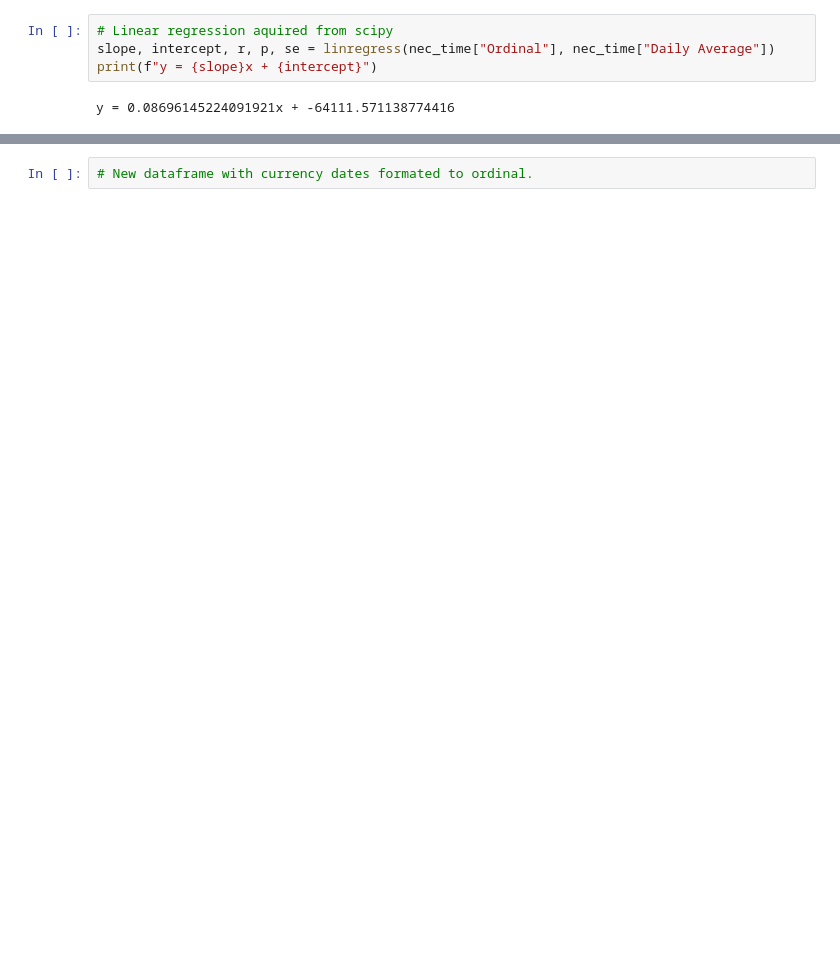
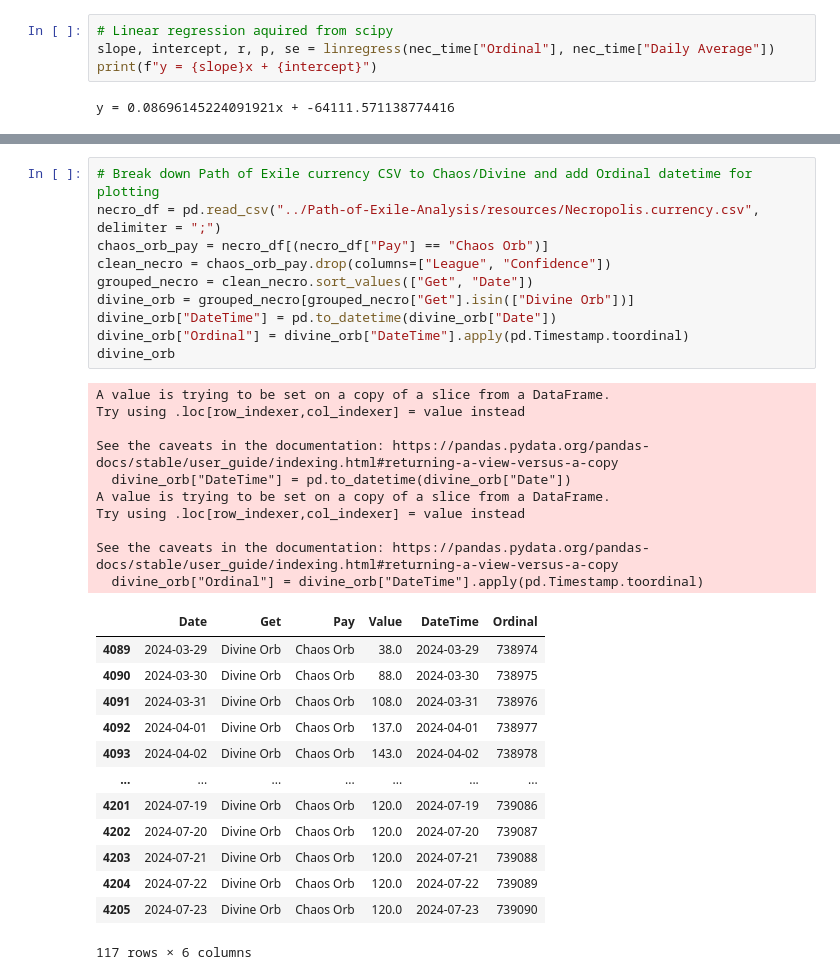
Before and after one commit to Brendan838/Path-of-Exile-Analysis, a Jupyter notebook: StockAPI.ipynb, the cells around one changed output, grey strips where cells are left out. Drawn from its saved outputs; the diff is of its cells as text; blank space fills up the shorter version.

```diff
--- a/StockAPI.ipynb
+++ b/StockAPI.ipynb
@@ -195,4 +200,36 @@ y = 0.08696145224091921x + -64111.571138774416
-# %%
-# New dataframe with currency dates formated to ordinal.
+# %%
+# Break down Path of Exile currency CSV to Chaos/Divine and add Ordinal datetime for plotting
+necro_df = pd.read_csv("../Path-of-Exile-Analysis/resources/Necropolis.currency.csv", delimiter = ";")
+chaos_orb_pay = necro_df[(necro_df["Pay"] == "Chaos Orb")]
+clean_necro = chaos_orb_pay.drop(columns=["League", "Confidence"])
+grouped_necro = clean_necro.sort_values(["Get", "Date"])
+divine_orb = grouped_necro[grouped_necro["Get"].isin(["Divine Orb"])]
+divine_orb["DateTime"] = pd.to_datetime(divine_orb["Date"])
+divine_orb["Ordinal"] = divine_orb["DateTime"].apply(pd.Timestamp.toordinal)
+divine_orb
+# %% [output]
+A value is trying to be set on a copy of a slice from a DataFrame.
+Try using .loc[row_indexer,col_indexer] = value instead
+
+See the caveats in the documentation: https://pandas.pydata.org/pandas-docs/stable/user_guide/indexing.html#returning-a-view-versus-a-copy
+  divine_orb["DateTime"] = pd.to_datetime(divine_orb["Date"])
+A value is trying to be set on a copy of a slice from a DataFrame.
+Try using .loc[row_indexer,col_indexer] = value instead
+
+See the caveats in the documentation: https://pandas.pydata.org/pandas-docs/stable/user_guide/indexing.html#returning-a-view-versus-a-copy
+  divine_orb["Ordinal"] = divine_orb["DateTime"].apply(pd.Timestamp.toordinal)
+|  | Date | Get | Pay | Value | DateTime | Ordinal |
+| 4089 | 2024-03-29 | Divine Orb | Chaos Orb | 38.0 | 2024-03-29 | 738974 |
+| 4090 | 2024-03-30 | Divine Orb | Chaos Orb | 88.0 | 2024-03-30 | 738975 |
+| 4091 | 2024-03-31 | Divine Orb | Chaos Orb | 108.0 | 2024-03-31 | 738976 |
+| 4092 | 2024-04-01 | Divine Orb | Chaos Orb | 137.0 | 2024-04-01 | 738977 |
+| 4093 | 2024-04-02 | Divine Orb | Chaos Orb | 143.0 | 2024-04-02 | 738978 |
+| ... | ... | ... | ... | ... | ... | ... |
+| 4201 | 2024-07-19 | Divine Orb | Chaos Orb | 120.0 | 2024-07-19 | 739086 |
+| 4202 | 2024-07-20 | Divine Orb | Chaos Orb | 120.0 | 2024-07-20 | 739087 |
+| 4203 | 2024-07-21 | Divine Orb | Chaos Orb | 120.0 | 2024-07-21 | 739088 |
+| 4204 | 2024-07-22 | Divine Orb | Chaos Orb | 120.0 | 2024-07-22 | 739089 |
+| 4205 | 2024-07-23 | Divine Orb | Chaos Orb | 120.0 | 2024-07-23 | 739090 |
+117 rows × 6 columns
 # %%
 # Plot JPY to USD and Chaos to Divine data
```
Also changed, not shown: parts of 10 cells of this notebook, 3 other files.
